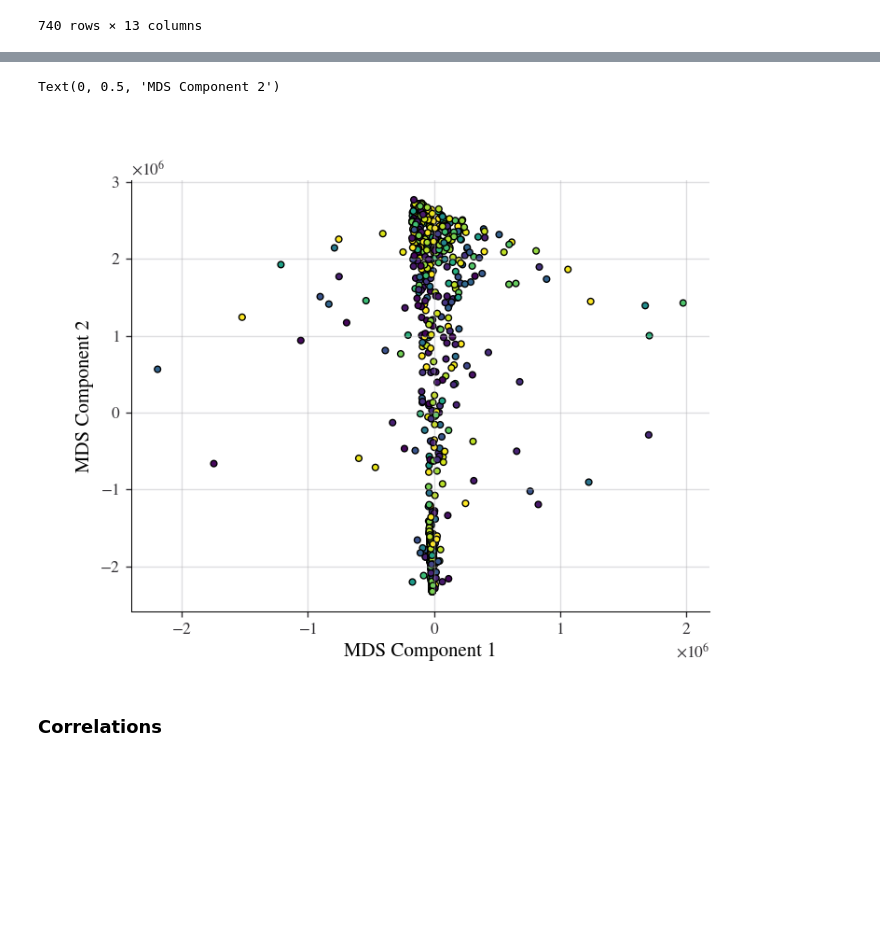
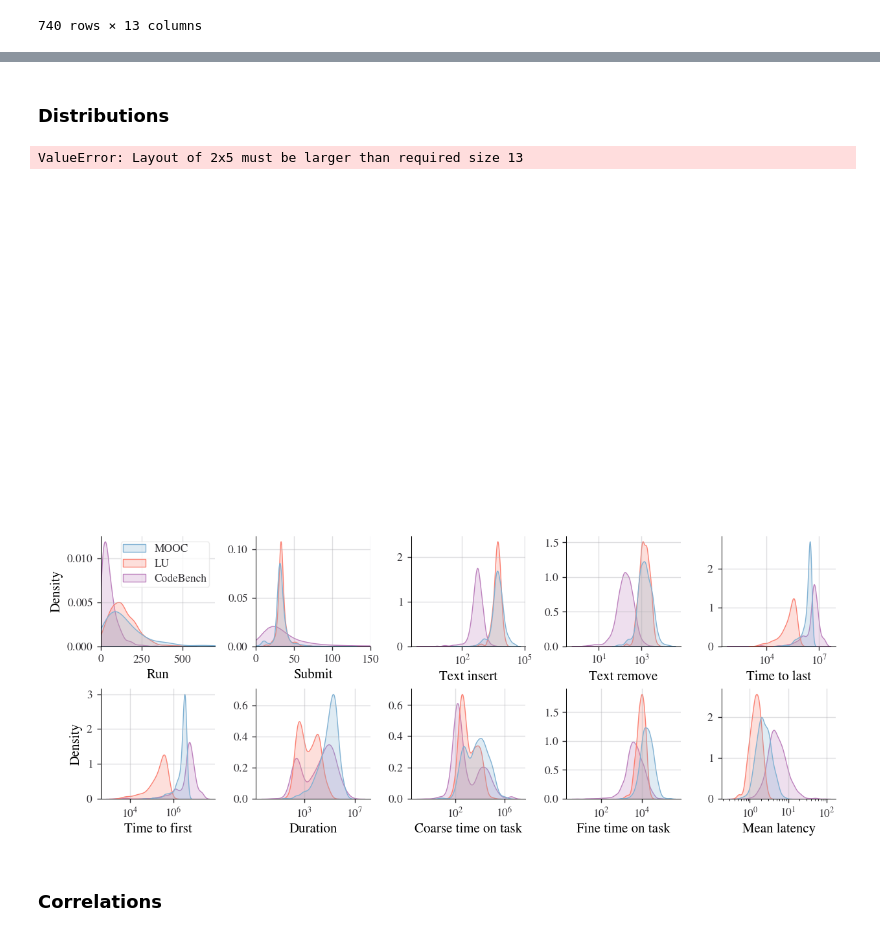
Before and after one commit to zacps/g-is-for-generalisation, a Jupyter notebook: EDA_small.ipynb, the cells around one changed output, grey strips where cells are left out. Saved outputs shown, nothing was run; the diff lists cells and outputs as text; code cells hidden in the pictures; blank space fills up the shorter version.

```diff
--- a/EDA_small.ipynb
+++ b/EDA_small.ipynb
@@ -270,12 +192,13 @@ plt.ylabel("PCA Component 2");
-# %%
-mds = MDS(n_components=2, random_state=42)
-reduced_mds = mds.fit_transform(summary_features)
-plt.figure()
-plt.grid(alpha=0.4)
-plt.scatter(reduced_mds[:,0], reduced_mds[:,1], c=grades.final, s=15)
-#plt.colorbar(label="Exam 3 grade")
-plt.xlabel("MDS Component 1")
-plt.ylabel("MDS Component 2")
-# %% [output]
-Text(0, 0.5, 'MDS Component 2')
-[figure, removed]
+# %% [markdown]
+### Distributions
+# %%
+group1, group2 = summary_features.rename(lambda name: name.replace("_", " ").capitalize(), axis=1).groupby('semester')
+axes = group1[1].hist(figsize=(10, 4), layout=(2,5), label='MOOC')
+group2[1].hist(ax=axes.ravel()[:10], alpha=0.7, label='LU')
+plt.tight_layout(h_pad=0.5, w_pad=0.6)
+axes[-1,-1].legend()
+plt.savefig('figures/distributions_.pdf', bbox_inches='tight')
+plt.savefig('figures/distributions.png', bbox_inches='tight')
+# %% [output]
+ValueError: Layout of 2x5 must be larger than required size 13
+[figure, added]
@@ -282,3 +209,31 @@ Text(0, 0.5, 'MDS Component 2')
+# %%
+columns = ["run", "submit", "text_insert", "text_remove", "time_to_last", "time_to_first", "duration", "coarse_time_on_task", "fine_time_on_task", "mean_latency"]
+group1, group2 = summary_features[columns].rename(lambda name: name.replace("_", " ").capitalize(), axis=1).groupby('semester')
+large_summary_features_z = large_summary_features[large_summary_features>0]
+large_data = large_summary_features_z[columns].rename(lambda name: name.replace("_", " ").capitalize(), axis=1)
+xlims = [
+    (0, 700), (0, 150), (None, None), (None, None), (None, None),
+    (None, None), (None, None), (None, None), (None, None), (None, None)
+]
+fig, axes = plt.subplots(2,5,figsize=(10,4))
+for i, (ax, column) in enumerate(zip(axes.flatten(), columns)):
+    ax.set_xlabel(column.replace("_", " ").capitalize())
+    data = {
+        "MOOC": group1[1][group1[1].columns[i]].to_numpy(),
+        "LU": group2[1][group1[1].columns[i]].to_numpy(),
+        "CodeBench": large_data[group1[1].columns[i]].to_numpy()
+    }
+    sns.kdeplot(data=data, ax=ax, common_norm=False, legend=True if i == 0 else False, fill=True, log_scale=True if i != 0 and i != 1 else False)
+    ax.set_ylabel("")
+    ax.grid(alpha=0.4)
+    if i % 5 == 0:
+        ax.set_ylabel("Density")
+    ax.set_xlim(*xlims[i])
+plt.tight_layout(h_pad=0.5, w_pad=0.6)
+plt.savefig('figures/distributions_kde.pdf', bbox_inches='tight')
+plt.savefig('figures/distributions_kde.png', bbox_inches='tight')
+# %% [output]
+[figure, added]
 # %% [markdown]
 ### Correlations
 # %%
```
Also changed, not shown: parts of 32 cells of this notebook, 2 other files.
